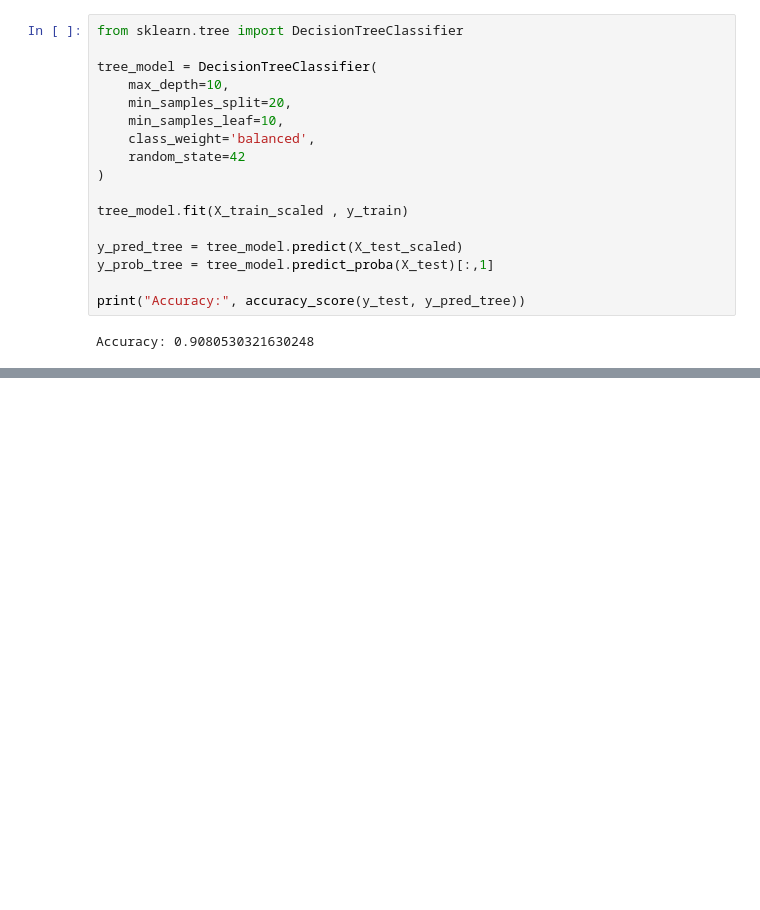
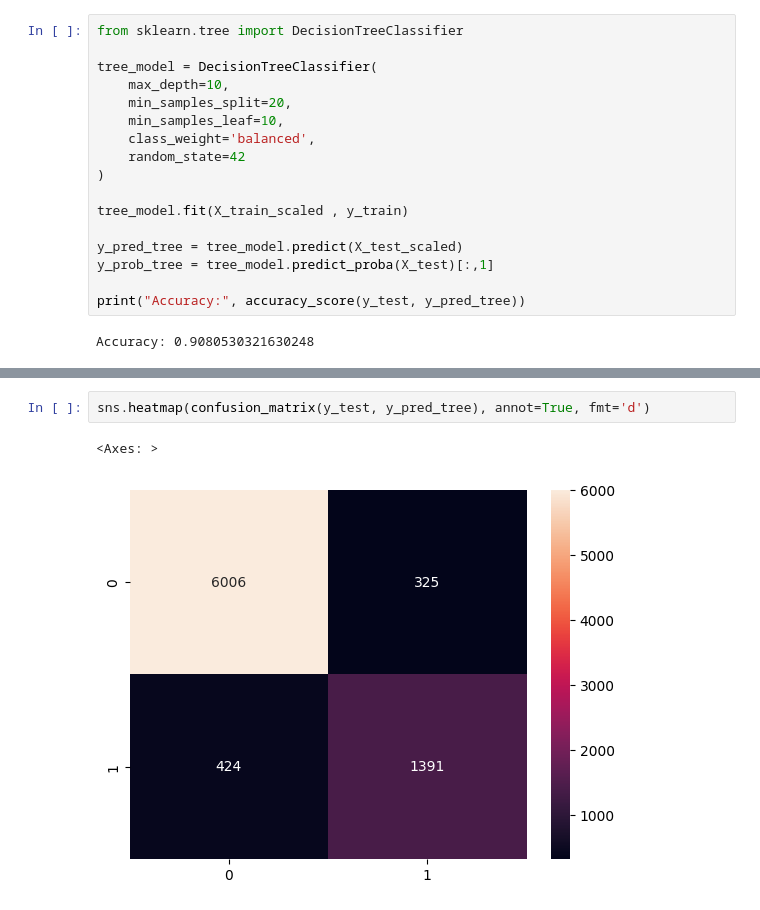
Before and after one commit to Ji-samarth/GenAI_Capstone, a Jupyter notebook: GenAI_Capstone.ipynb, the cells around one changed output, grey strips where cells are left out. Drawn from its saved outputs; the diff is of its cells as text; blank space fills up the shorter version.

```diff
--- a/GenAI_Capstone.ipynb
+++ b/GenAI_Capstone.ipynb
@@ -254,0 +275,5 @@ Accuracy: 0.9080530321630248
+# %%
+sns.heatmap(confusion_matrix(y_test, y_pred_tree), annot=True, fmt='d')
+# %% [output]
+<Axes: >
+[figure, added]
```
Also changed, not shown: parts of 5 cells of this notebook.
